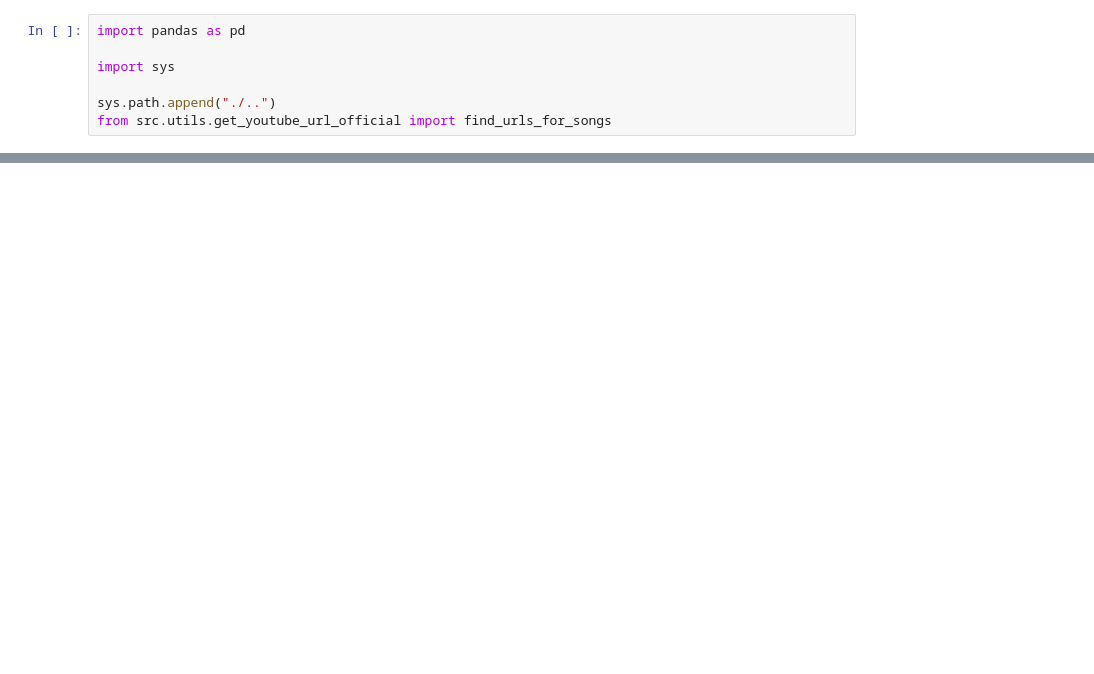
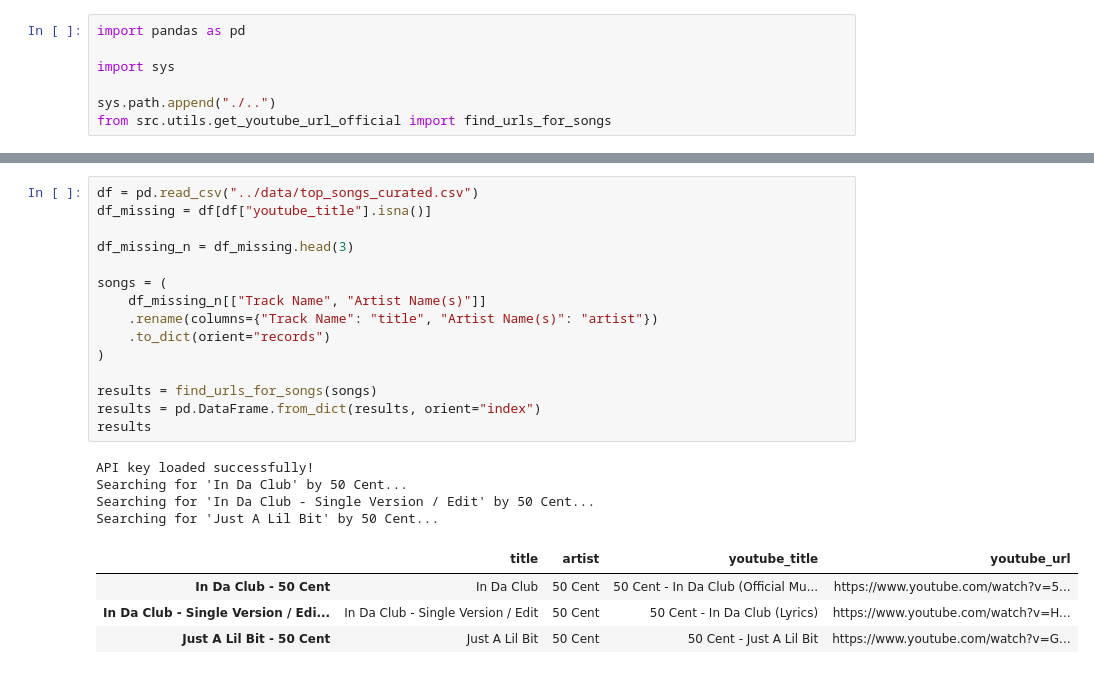
Before and after one commit to nizwant/cloud_computing_project, a Jupyter notebook: notebooks/08_change_songs_to_uri_daily.ipynb, the cells around one changed output, grey strips where cells are left out. Cells and saved outputs as stored; diff of their text form; blank space fills up the shorter version.

```diff
--- a/notebooks/08_change_songs_to_uri_daily.ipynb
+++ b/notebooks/08_change_songs_to_uri_daily.ipynb
@@ -24,0 +33,24 @@ df
+# %%
+df = pd.read_csv("../data/top_songs_curated.csv")
+df_missing = df[df["youtube_title"].isna()]
+
+df_missing_n = df_missing.head(3)
+
+songs = (
+    df_missing_n[["Track Name", "Artist Name(s)"]]
+    .rename(columns={"Track Name": "title", "Artist Name(s)": "artist"})
+    .to_dict(orient="records")
+)
+
+results = find_urls_for_songs(songs)
+results = pd.DataFrame.from_dict(results, orient="index")
+results
+# %% [output]
+API key loaded successfully!
+Searching for 'In Da Club' by 50 Cent...
+Searching for 'In Da Club - Single Version / Edit' by 50 Cent...
+Searching for 'Just A Lil Bit' by 50 Cent...
+|  | title | artist | youtube_title | youtube_url |
+| In Da Club - 50 Cent | In Da Club | 50 Cent | 50 Cent - In Da Club (Official Mu... | https://www.youtube.com/watch?v=5... |
+| In Da Club - Single Version / Edi... | In Da Club - Single Version / Edit | 50 Cent | 50 Cent - In Da Club (Lyrics) | https://www.youtube.com/watch?v=H... |
+| Just A Lil Bit - 50 Cent | Just A Lil Bit | 50 Cent | 50 Cent - Just A Lil Bit | https://www.youtube.com/watch?v=G... |
```
Also changed, not shown: parts of 6 cells of this notebook.
